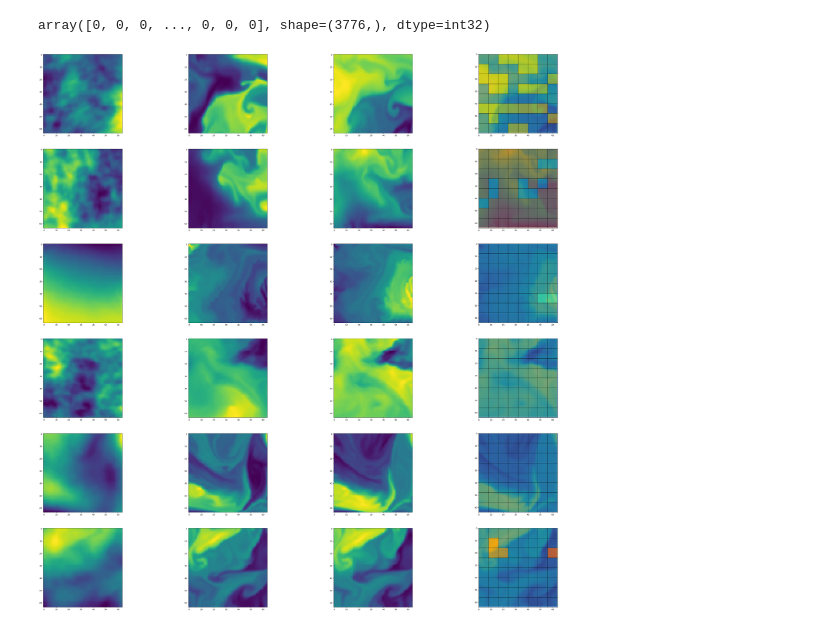
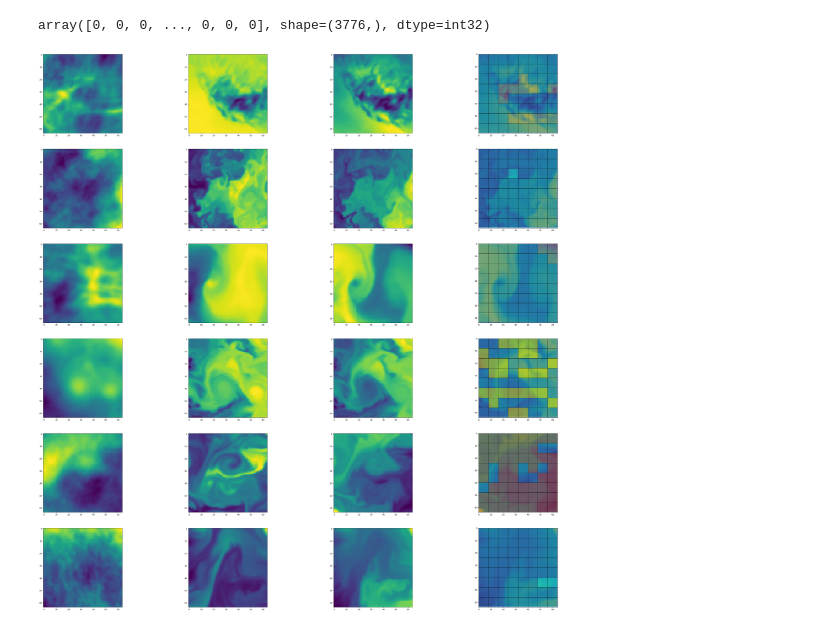
Before and after one commit to Sea-Meets-the-Stars/DBOF_Representation_Learning, a Jupyter notebook: notebooks/baseline_clusters.ipynb, the cells around one changed output. Cells and saved outputs as stored; diff of their text form; code cells hidden in the pictures.

Commit message:
indexing fix for vis

```diff
--- a/notebooks/baseline_clusters.ipynb
+++ b/notebooks/baseline_clusters.ipynb
@@ -569,33 +569,33 @@ def make_image_from_patches(cutouts_dataloader, patched_loader, labels, batch_in
         axes[i,3].imshow(patches_tmp_img)
 
 
         # label grid
-        patch_labels_start_index = (batch_index+i)*batch_size
+        patch_labels_start_index = (batch_index*batch_size*patches_per_image) + (i*patches_per_image) #todo double check this one more time
         patch_labels = labels[patch_labels_start_index:patch_labels_start_index+patches_per_image]
 
         H, W = c_img.shape[0], c_img.shape[1]
         n_patches_h = H // patch_size
         n_patches_w = W // patch_size
         label_grid   = patch_labels.reshape(n_patches_h, n_patches_w)
         n_clusters = labels.max() + 1
         axes[i,3].imshow(
             label_grid,
             cmap=cmap,
             alpha=0.6,
             vmin=0,
             vmax=n_clusters,
             extent=[0, W, H, 0],
             interpolation='nearest'
         )
 
         # Grid lines
         for g in range(0, H + 1, patch_size):
             axes[i,3].axhline(g, color='black', linewidth=1.5, alpha=0.6)
         for g in range(0, W + 1, patch_size):
             axes[i,3].axvline(g, color='black', linewidth=1.5, alpha=0.6)
 
 
 
-make_image_from_patches(cutouts_dataloader, patched_loader, labels, batch_index=3, batch_size=64)
+make_image_from_patches(cutouts_dataloader, patched_loader, labels, batch_index=0, batch_size=64)
 # %% [output]
-[figure, old version]
+[figure, new version]
```
